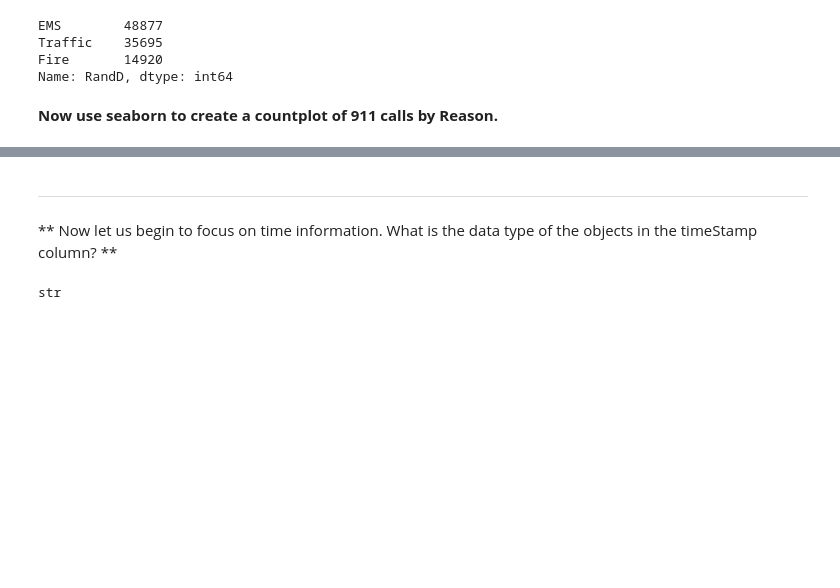
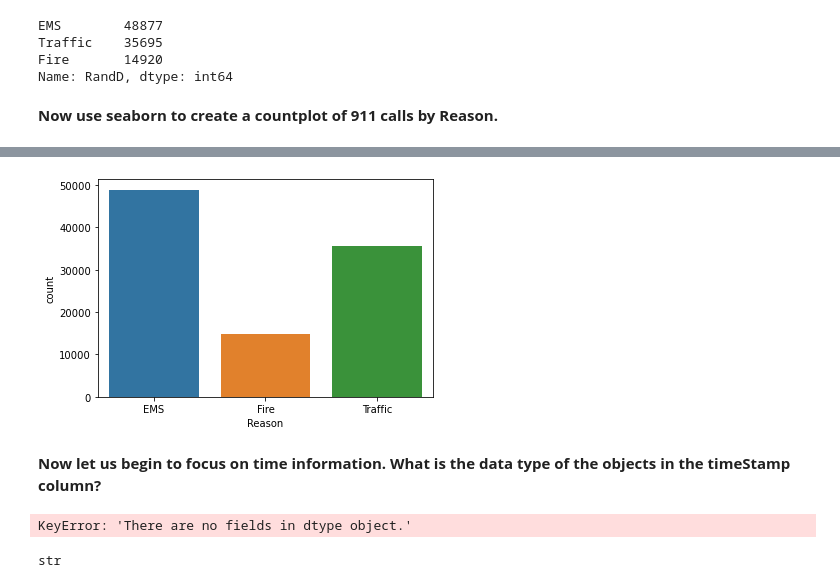
Before and after one commit to gjbergues/curso_DS, a Jupyter notebook: notebooks/08-911 Calls.ipynb, the cells around one changed output, grey strips where cells are left out. Saved outputs shown, nothing was run; the diff lists cells and outputs as text; code cells hidden in the pictures; blank space fills up the shorter version.

Commit message:
type timeStamp

```diff
--- a/notebooks/08-911 Calls.ipynb
+++ b/notebooks/08-911 Calls.ipynb
@@ -128,6 +124,15 @@ Name: RandD, dtype: int64
+# %%
+ax = sns.countplot(x="RandD", data=df)
+ax.set(xlabel='Reason')
+plt.show()
+# %% [output]
+[figure, added]
 # %% [markdown]
-___
-** Now let us begin to focus on time information. What is the data type of the objects in the timeStamp column? **
+**Now let us begin to focus on time information. What is the data type of the objects in the timeStamp column?**
+# %%
+datatypes = df.dtypes['timeStamp']
+# %% [output]
+KeyError: 'There are no fields in dtype object.'
 # %%
 # %% [output]
 str
```
Also changed, not shown: parts of 1 cell of this notebook.
